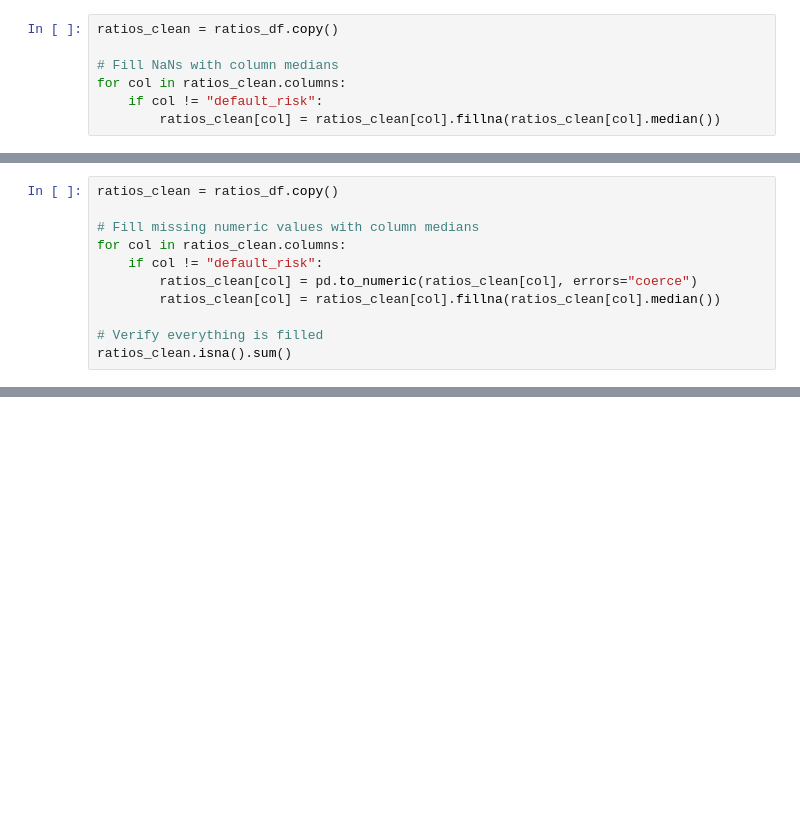
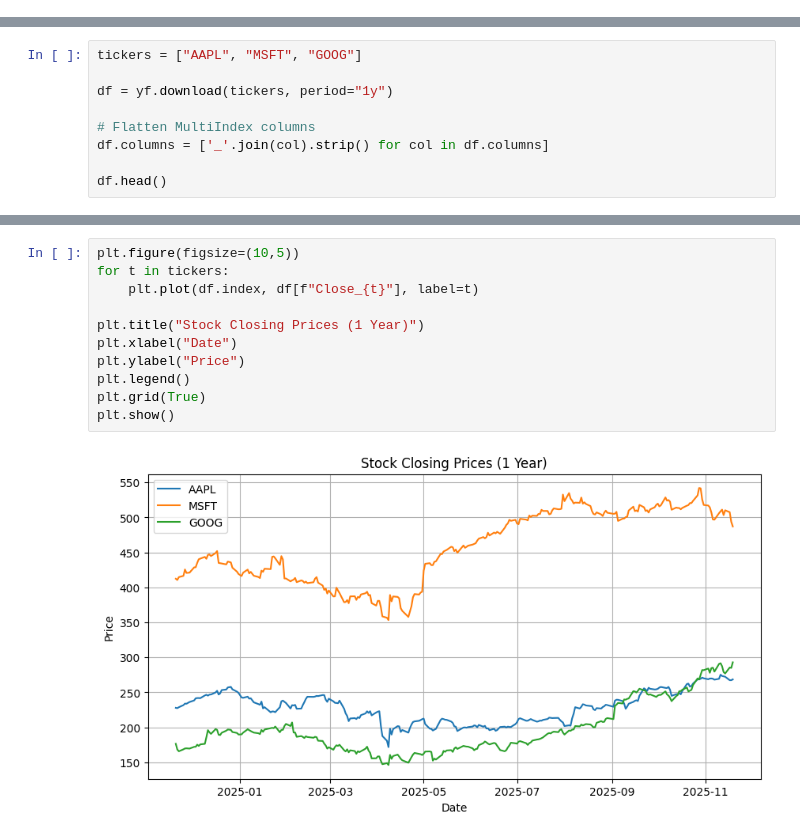
Before and after one commit to Egleb12/credit-risk-ml-model, a Jupyter notebook: credit-risk-model.ipynb, the cells around one changed output, grey strips where cells are left out. Cells and saved outputs as stored; diff of their text form; blank space fills up the shorter version.

```diff
--- a/credit-risk-model.ipynb
+++ b/credit-risk-model.ipynb
@@ -536,7 +8,0 @@ dtype: int64
-# %%
-ratios_clean = ratios_df.copy()
-
-# Fill NaNs with column medians
-for col in ratios_clean.columns:
-    if col != "default_risk":
-        ratios_clean[col] = ratios_clean[col].fillna(ratios_clean[col].median())
@@ -558,11 +8,0 @@ dtype: int64
-# %%
-ratios_clean = ratios_df.copy()
-
-# Fill missing numeric values with column medians
-for col in ratios_clean.columns:
-    if col != "default_risk":
-        ratios_clean[col] = pd.to_numeric(ratios_clean[col], errors="coerce")
-        ratios_clean[col] = ratios_clean[col].fillna(ratios_clean[col].median())
-
-# Verify everything is filled
-ratios_clean.isna().sum()
@@ -785,0 +9,9 @@ CSV saved!
+# %%
+tickers = ["AAPL", "MSFT", "GOOG"]
+
+df = yf.download(tickers, period="1y")
+
+# Flatten MultiIndex columns
+df.columns = ['_'.join(col).strip() for col in df.columns]
+
+df.head()
@@ -785,0 +67,13 @@ CSV saved!
+# %%
+plt.figure(figsize=(10,5))
+for t in tickers:
+    plt.plot(df.index, df[f"Close_{t}"], label=t)
+
+plt.title("Stock Closing Prices (1 Year)")
+plt.xlabel("Date")
+plt.ylabel("Price")
+plt.legend()
+plt.grid(True)
+plt.show()
+# %% [output]
+[figure, added]
```
Also changed, not shown: parts of 49 cells of this notebook, 1 other file.
